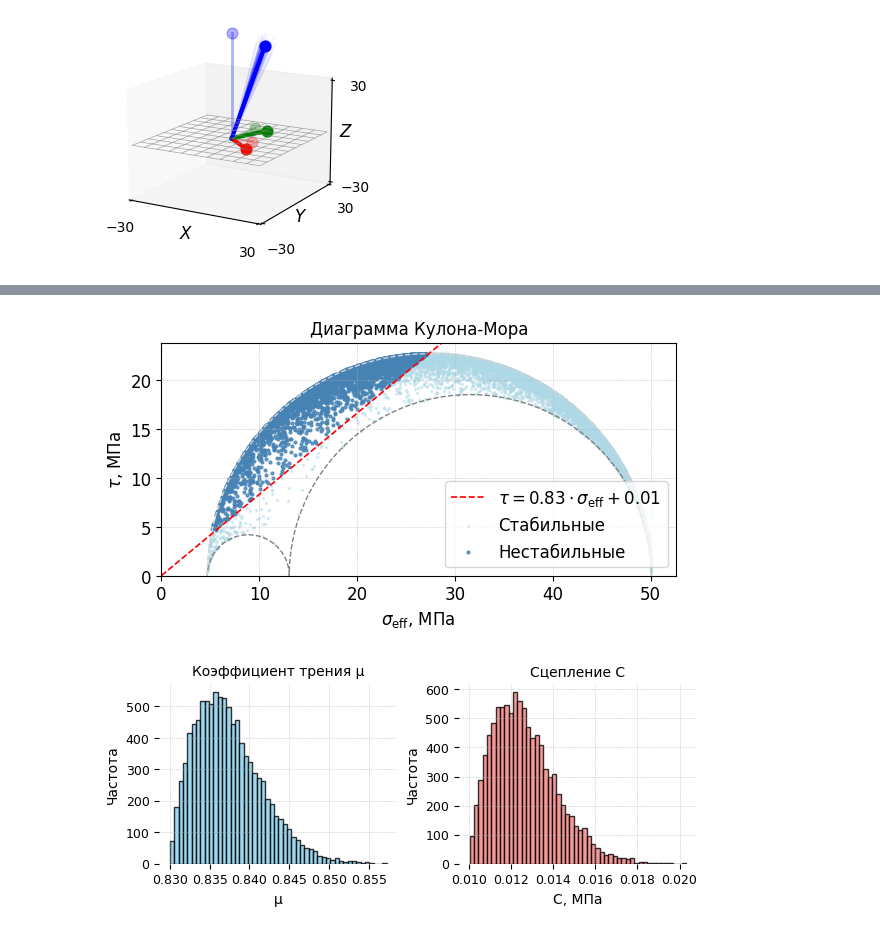
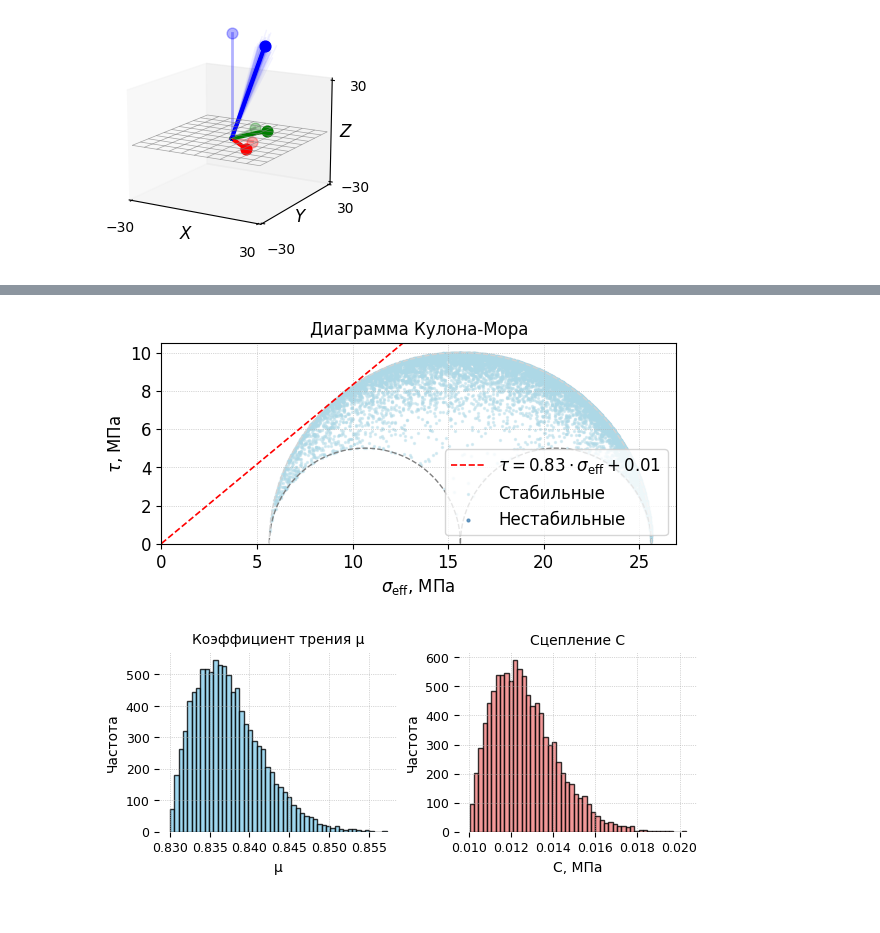
Before and after one commit to mexalon/mm2, a Jupyter notebook: pore_press_to_events.ipynb, the cells around one changed output, grey strips where cells are left out. Saved outputs shown, nothing was run; the diff lists cells and outputs as text; code cells hidden in the pictures.

```diff
--- a/pore_press_to_events.ipynb
+++ b/pore_press_to_events.ipynb
@@ -1026,28 +1237,31 @@ def plot_mu_cohesion_histograms(mu, cohesion, bins=50):
 # %%
 '''
 Если надодля одного тензора, проще всего генерировать n=1 с нулевыми отклоненниями
 '''
-tensor = StressTensor([10, 20, 60], trend=-20, plunge=20, rake=0)
-ensemble_tensors, stresses, trends, plunges, rakes = tensor.generate_ensemble(
-    n=200,
-    stress_std_frac=0.05, # стд 5 процентов стресса
-    angle_std_deg=2,
+tensor = StressTensor([10, 20, 30], trend=-20, plunge=20, rake=0)
+ensemble_tensors, principal_stresses, trends, plunges, rakes = tensor.generate_ensemble(
+    n=1,
+    stress_std_frac=0.0, # стд 5 процентов стресса
+    angle_std_deg=0,
 )
 
 seed = FractureSeed(strike=10, dip=60, mu=0.83, cohesion=0.01)
-normals, strike, dip, mu, coh = seed.generate_random_normals(n=10000, strike_std=20, dip_std=20,
+normals, strike, dip, mu, cohesion = seed.generate_random_normals(n=10000, strike_std=20, dip_std=20,
                                 mu_weibull_scale = seed.mu*0.01, # как было раньше
                                 cohesion_weibull_scale = seed.cohesion*0.3, # как было раньше
                                 )
 
+pore_crit = critical_pore_pressure(tensor, seed) # поровое давление касания прямой кругом, из геометрии для основных величин
+# pore_crit = 0
+
 # Для батча напряжений
 sigma_n, tau = compute_normal_and_shear_ensemble(ensemble_tensors, normals)
-failures = check_coulomb_failure(sigma_n, tau, mu, coh, pore_pressure=5.0)
+failures = check_coulomb_failure(sigma_n, tau, mu, cohesion, pore_pressure=pore_crit)
 
-idx=42
-plot_coulomb_diagram(sigma_n[idx], tau[idx], mu = seed.mu, cohesion = seed.cohesion, pore_pressure=5.0, principal_stresses=stresses[idx], failures=failures[idx])
+idx=0
+plot_coulomb_diagram(sigma_n[idx], tau[idx], mu = seed.mu, cohesion = seed.cohesion, pore_pressure=pore_crit, principal_stresses=principal_stresses[idx], failures=failures[idx])
 # %% [output]
-[figure, old version]
+[figure, new version]
 # %%
 plot_mu_cohesion_histograms(mu, coh)
 # %% [output]
```
Also changed, not shown: parts of 10 cells of this notebook, 1 other file.
